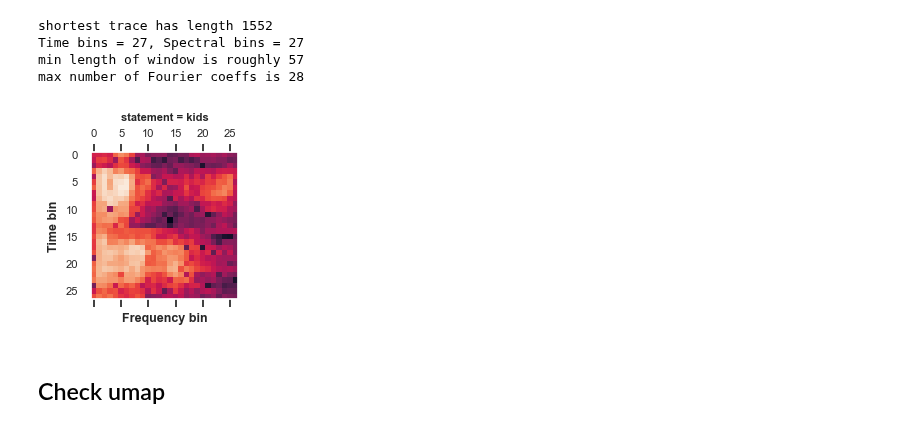
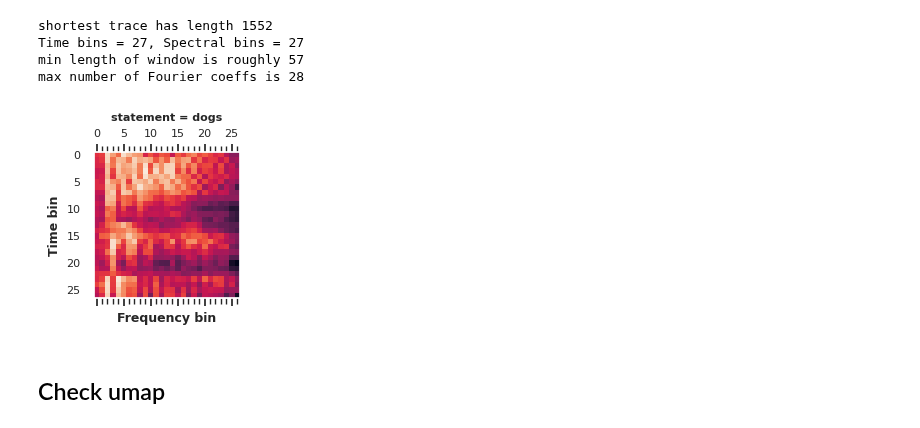
Before and after one commit to djanloo/DM2, a Jupyter notebook: TimeSeries/syllables_0_2_fourier.ipynb, the cells around one changed output. Saved outputs shown, nothing was run; the diff lists cells and outputs as text; code cells hidden in the pictures.

```diff
--- a/TimeSeries/syllables_0_2_fourier.ipynb
+++ b/TimeSeries/syllables_0_2_fourier.ipynb
@@ -86,17 +86,17 @@ max number of Fourier coeffs is 28
 # %%
 STFT, sc = transf.fit_transform(new_traces)
 # %%
-test_track_indx = 0
+test_track_indx = 75
 fig,ax = plt.subplots(figsize=default_style.SHORT_HALFSIZE_FIGURE)
 ax.matshow(STFT[test_track_indx])
 plt.grid(ls="")
 plt.title(f"statement = {df.statement[test_track_indx]}")
 plt.xlabel("Frequency bin")
 plt.ylabel("Time bin")
 
 plt.savefig("../images/stft_example_1.pdf")
 # %% [output]
-[figure, old version]
+[figure, new version]
 # %%
 np.save(os.path.join(TS_PREPROC_FOLDER, f"syllables_02_STFT.npy"), STFT)
 np.save(os.path.join(TS_PREPROC_FOLDER, f"syllables_02_sc.npy"), sc)
```
Also changed, not shown: parts of 9 cells of this notebook, 3 other files.
